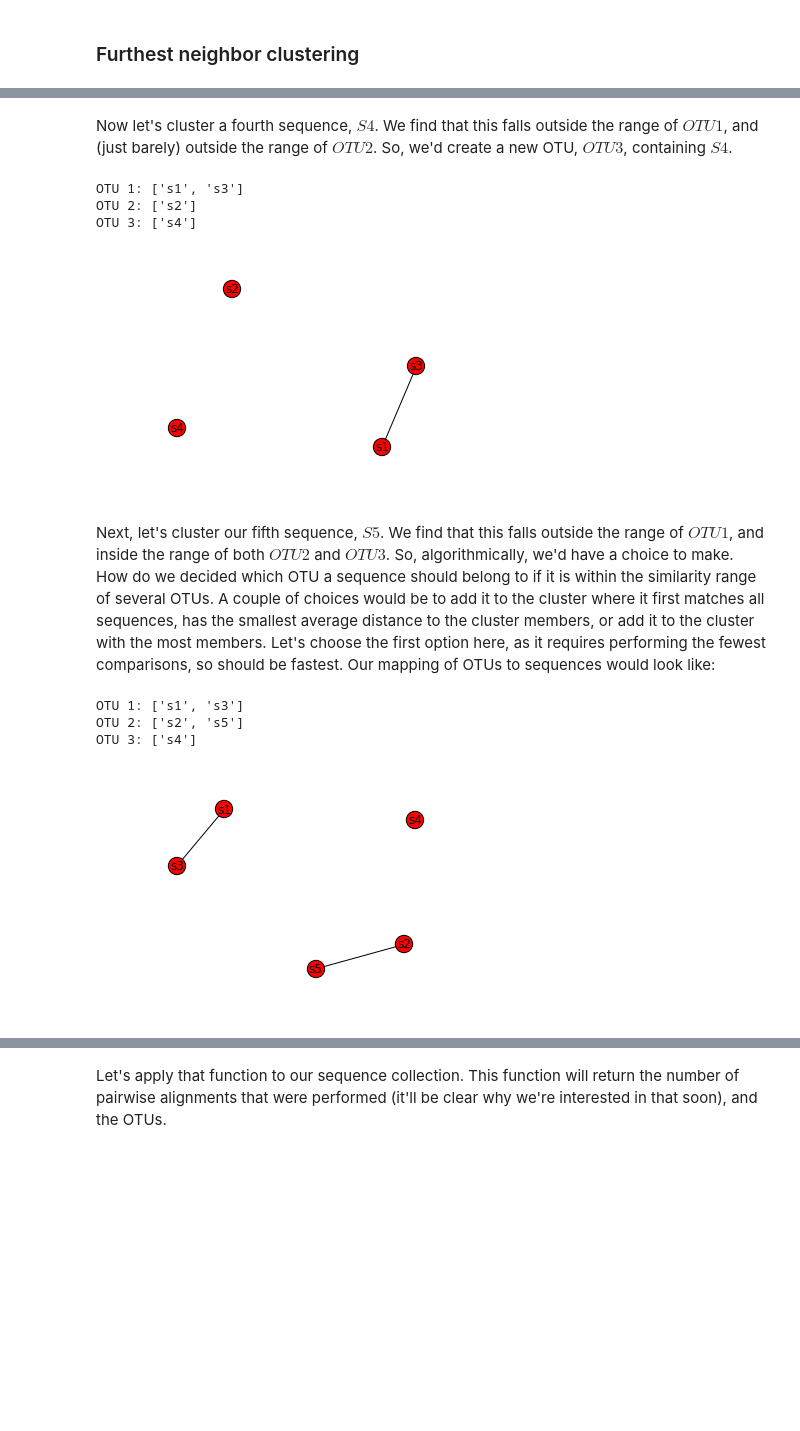
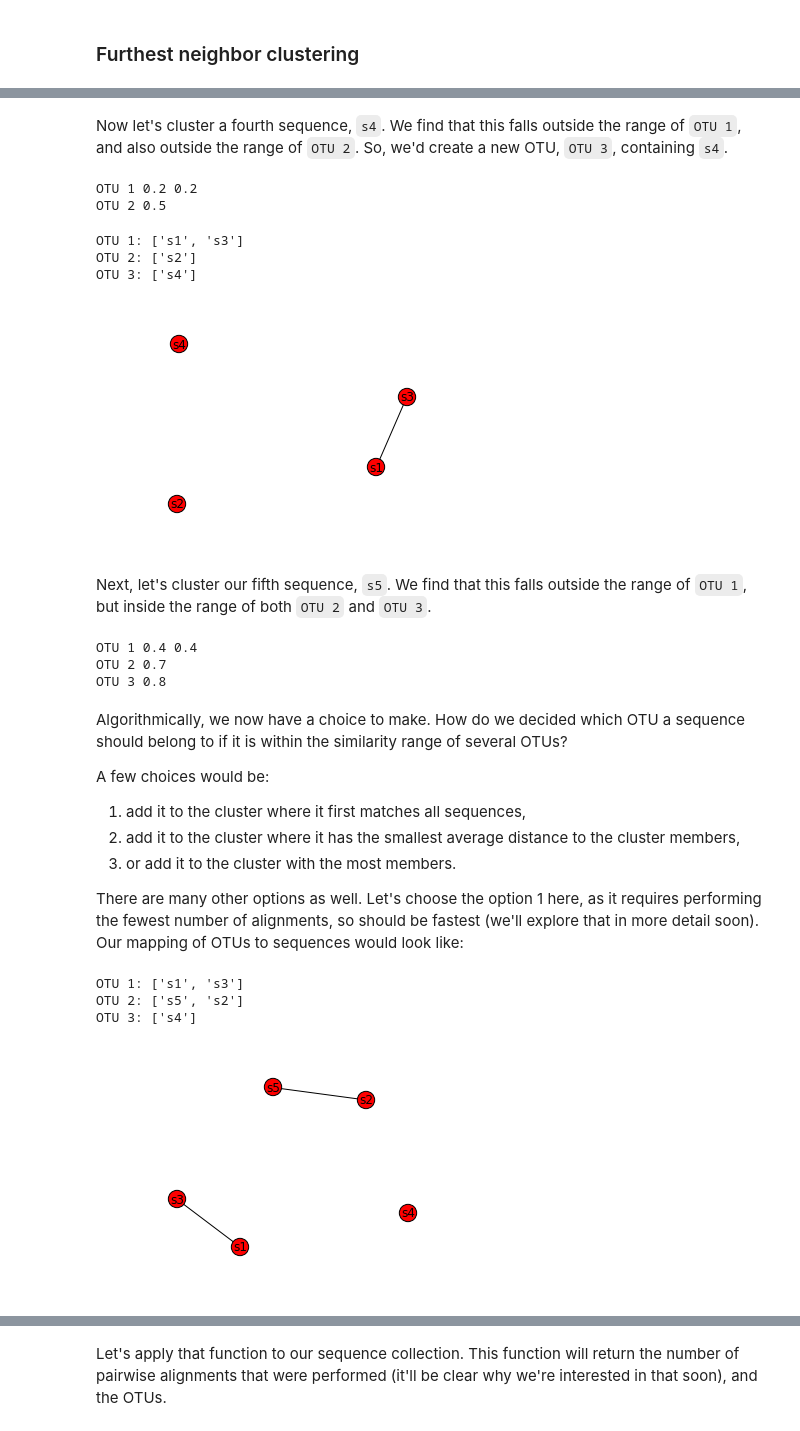
Before and after one commit to applied-bioinformatics/An-Introduction-To-Applied-Bioinformatics, a Jupyter notebook: fundamentals/sequence-mapping-and-clustering.ipynb, the cells around one changed output, grey strips where cells are left out. Saved outputs shown, nothing was run; the diff lists cells and outputs as text; code cells hidden in the pictures; blank space fills up the shorter version.

```diff
--- a/fundamentals/sequence-mapping-and-clustering.ipynb
+++ b/fundamentals/sequence-mapping-and-clustering.ipynb
@@ -105,7 +114,6 @@ Our first sequence, $S1$, will define a new OTU. We'll call that OTU $OTU1$. We'
 # %%
-clusters = []
+otus = []
 G=nx.Graph(id="OTU 1")
-s1 = DNA('AAAAAAAAAA', 's1')
 G.add_node(s1)
-clusters.append(G)
+otus.append(G)
 # %% [markdown]
@@ -113,9 +125,8 @@ If our second sequence, $S2$ falls outside of the similarity threshold to $S1$,
 # %%
-s2 = DNA('TTTTTTTTTT', 's2')
 G=nx.Graph(id="OTU 2")
 G.add_node(s2)
-clusters.append(G)
-show_clusters(clusters, plot_labels=True)
+otus.append(G)
+show_clusters(otus, plot_labels=True)
 # %% [output]
 OTU 1: ['s1']
 OTU 2: ['s2']
@@ -125,7 +144,6 @@ Now imagine that our third sequence, $S3$ falls within the range of $OTU1$. We'd
 # %%
-s3 = DNA('AAAAAAACCC', 's3')
-clusters[0].add_edge(s1, s3)
-show_clusters(clusters, plot_labels=True)
+otus[0].add_edge(s1, s3)
+show_clusters(otus, plot_labels=True)
 # %% [output]
 OTU 1: ['s1', 's3']
 OTU 2: ['s2']
@@ -133,24 +151,44 @@ OTU 2: ['s2']
 # %% [markdown]
-Now let's cluster a fourth sequence, $S4$. We find that this falls outside the range of $OTU1$, and (just barely) outside the range of $OTU2$. So, we'd create a new OTU, $OTU3$, containing $S4$.
+Now let's cluster a fourth sequence, ``s4``. We find that this falls outside the range of ``OTU 1``, and also outside the range of ``OTU 2``. So, we'd create a new OTU, ``OTU 3``, containing ``s4``.
+# %%
+for i, otu in enumerate(otus, start=1):
+    print(' '.join(["OTU %d" % i] + map(str,[s.fraction_same(s4) for s in otu])))
+# %% [output]
+OTU 1 0.2 0.2
+OTU 2 0.5
 # %%
-s4 = DNA('TTTTTTCCCC', 's4')
 G=nx.Graph(id="OTU 3")
 G.add_node(s4)
-clusters.append(G)
-show_clusters(clusters, plot_labels=True)
+otus.append(G)
+show_clusters(otus, plot_labels=True)
 # %% [output]
 OTU 1: ['s1', 's3']
 OTU 2: ['s2']
 OTU 3: ['s4']
-[figure, old version]
+[figure, new version]
+# %% [markdown]
+Next, let's cluster our fifth sequence, ``s5``. We find that this falls outside the range of ``OTU 1``, but inside the range of both ``OTU 2`` and ``OTU 3``.
+# %%
+for i, otu in enumerate(otus, start=1):
+    print(' '.join(["OTU %d" % i] + map(str,[s.fraction_same(s5) for s in otu])))
+# %% [output]
+OTU 1 0.4 0.4
+OTU 2 0.7
+OTU 3 0.8
 # %% [markdown]
-Next, let's cluster our fifth sequence, $S5$. We find that this falls outside the range of $OTU1$, and inside the range of both $OTU2$ and $OTU3$. So, algorithmically, we'd have a choice to make. How do we decided which OTU a sequence should belong to if it is within the similarity range of several OTUs. A couple of choices would be to add it to the cluster where it first matches all sequences, has the smallest average distance to the cluster members, or add it to the cluster with the most members. Let's choose the first option here, as it requires performing the fewest comparisons, so should be fastest. Our mapping of OTUs to sequences would look like:
+Algorithmically, we now have a choice to make. How do we decided which OTU a sequence should belong to if it is within the similarity range of several OTUs?
+
+A few choices would be:
+ 1. add it to the cluster where it first matches all sequences,
+ 2. add it to the cluster where it has the smallest average distance to the cluster members,
+ 3. or add it to the cluster with the most members.
+
+There are many other options as well. Let's choose the option 1 here, as it requires performing the fewest number of alignments, so should be fastest (we'll explore that in more detail soon). Our mapping of OTUs to sequences would look like:
 # %%
-s5 = DNA('TTTTTTTCCC', 's5')
-clusters[1].add_edge(s2, s5)
-show_clusters(clusters, plot_labels=True)
+otus[1].add_edge(s2, s5)
+show_clusters(otus, plot_labels=True)
 # %% [output]
 OTU 1: ['s1', 's3']
-OTU 2: ['s2', 's5']
+OTU 2: ['s5', 's2']
 OTU 3: ['s4']
-[figure, old version]
+[figure, new version]
```
Also changed, not shown: parts of 26 cells of this notebook.
